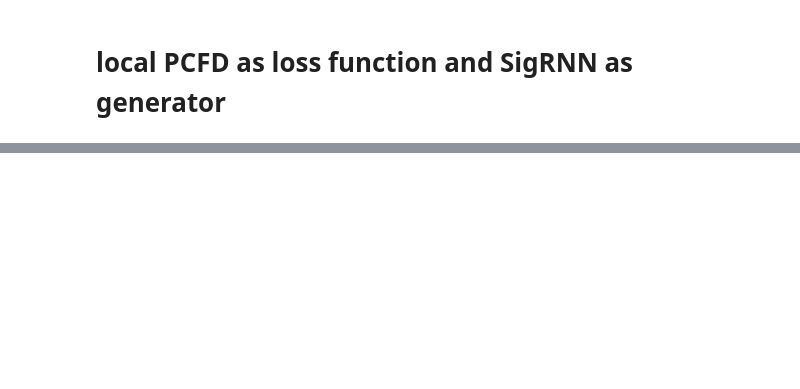
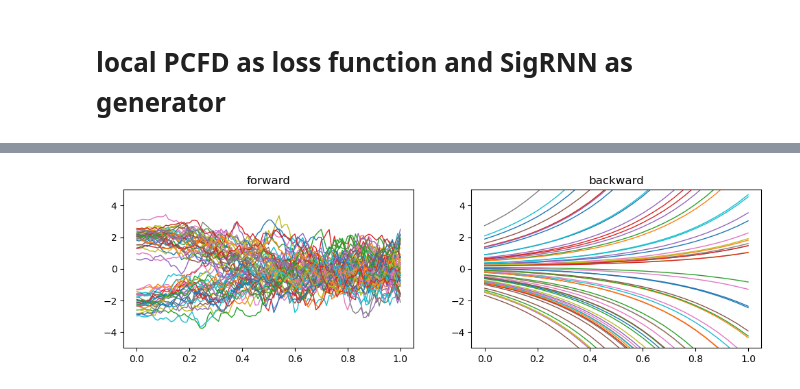
Before and after one commit to fg9191/pcf-diffusion-mx_branch, a Jupyter notebook: 1d_ToyNet_SigRNN_LocalPCFD_Wen.ipynb, the cells around one changed output, grey strips where cells are left out. Drawn from its saved outputs; the diff is of its cells as text; code cells hidden in the pictures; blank space fills up the shorter version.

```diff
--- a/1d_ToyNet_SigRNN_LocalPCFD_Wen.ipynb
+++ b/1d_ToyNet_SigRNN_LocalPCFD_Wen.ipynb
@@ -563,24 +704,27 @@ for i in range(num_epochs):
 # %%
-num_paths=32
+num_paths=64
 x_data = data_dist.sample([num_paths]).cpu()
-x_noise, traj_forward = diffusion_sigrnn.forward_sample(x_data)
+x_noise, traj_forward = diffusion.forward_sample(x_data)
 time_t = np.linspace(0, 1, traj_forward.shape[1])
 
 plt.figure(figsize=(12,3))
 plt.subplot(1, 2, 1)
 for line in traj_forward:
     plt.plot(time_t, line.cpu(), linewidth=1.0)
     plt.title('forward')
 plt.ylim(-5, 5)
 
 plt.subplot(1, 2, 2)
-x_gen, traj_back = diffusion_sigrnn.sample(torch.randn([num_paths, 1]).cpu(),
-                                           t_end=total_steps, forecast_tsteps=total_steps, c_per_tsteps=c_per_tsteps,
-                                           generator=generator)
+time_points, x_gen, traj_back = diffusion.sample(torch.randn([num_paths, 1]).cpu(),
+                                           tstart_index=total_steps,
+                                           forecast_csteps=math.ceil(total_steps/ratio),
+                                           generator=generator_fnn)
 time_c = np.linspace(0, 1, traj_back.shape[1])
 for line in traj_back:
     plt.plot(time_c, line.cpu(), linewidth=1.0)
     plt.title('backward')
 plt.ylim(-5, 5)
 
 plt.show()
+# %% [output]
+[figure, added]
```
Also changed, not shown: parts of 24 cells of this notebook, 5 other files.
